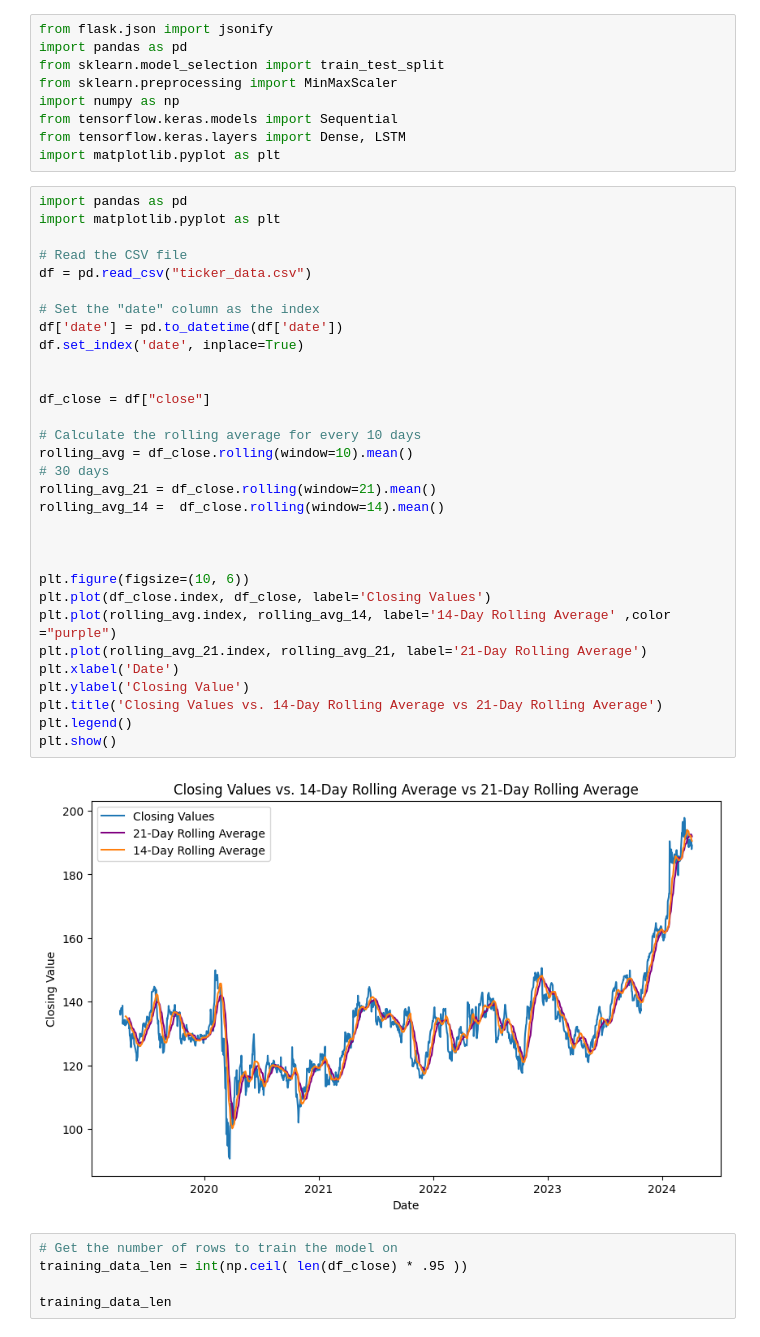
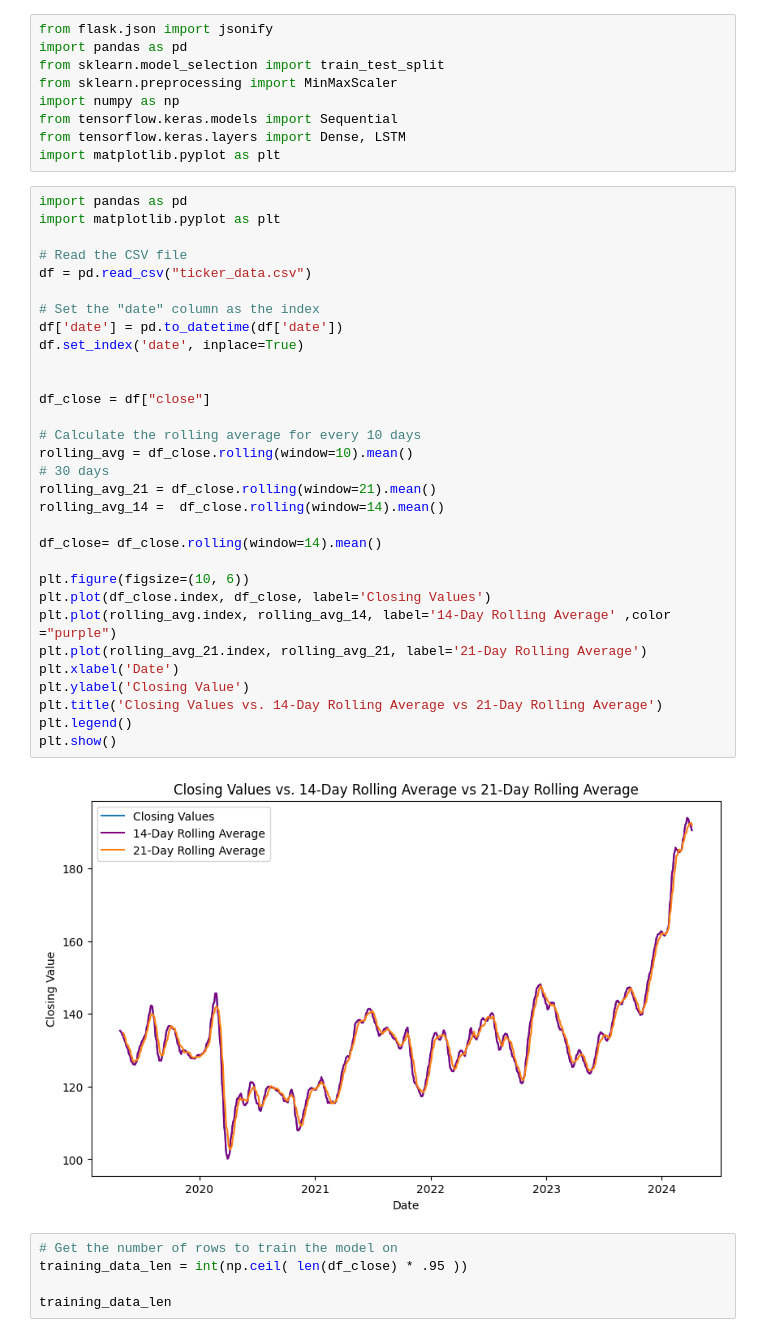
Before and after one commit to MabroorA/stocks-prediction-app, a Jupyter notebook: Machine-learning/Best_model.ipynb, the cells around one changed output. Saved outputs shown, nothing was run; the diff lists cells and outputs as text.

```diff
--- a/Machine-learning/Best_model.ipynb
+++ b/Machine-learning/Best_model.ipynb
@@ -17,35 +17,35 @@ import matplotlib.pyplot as plt
 import pandas as pd
 import matplotlib.pyplot as plt
 
 # Read the CSV file
 df = pd.read_csv("ticker_data.csv")
 
 # Set the "date" column as the index
 df['date'] = pd.to_datetime(df['date'])
 df.set_index('date', inplace=True)
 
 
 df_close = df["close"]
 
 # Calculate the rolling average for every 10 days
 rolling_avg = df_close.rolling(window=10).mean()
 # 30 days
 rolling_avg_21 = df_close.rolling(window=21).mean()
 rolling_avg_14 =  df_close.rolling(window=14).mean()
 
-
+df_close= df_close.rolling(window=14).mean()
 
 plt.figure(figsize=(10, 6))
 plt.plot(df_close.index, df_close, label='Closing Values')
 plt.plot(rolling_avg.index, rolling_avg_14, label='14-Day Rolling Average' ,color ="purple")
 plt.plot(rolling_avg_21.index, rolling_avg_21, label='21-Day Rolling Average')
 plt.xlabel('Date')
 plt.ylabel('Closing Value')
 plt.title('Closing Values vs. 14-Day Rolling Average vs 21-Day Rolling Average')
 plt.legend()
 plt.show()
 # %% [output]
-[figure, old version]
+[figure, new version]
 # %%
 # Get the number of rows to train the model on
 training_data_len = int(np.ceil( len(df_close) * .95 ))
```
Also changed, not shown: parts of 6 cells of this notebook.
